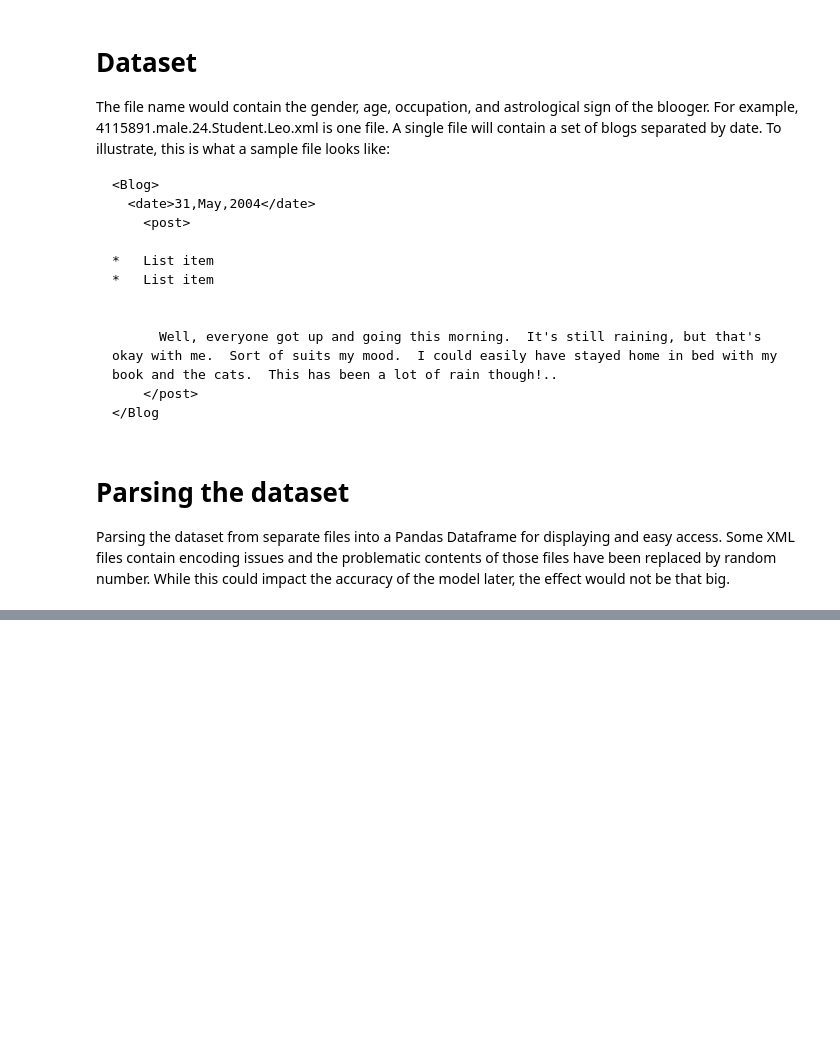
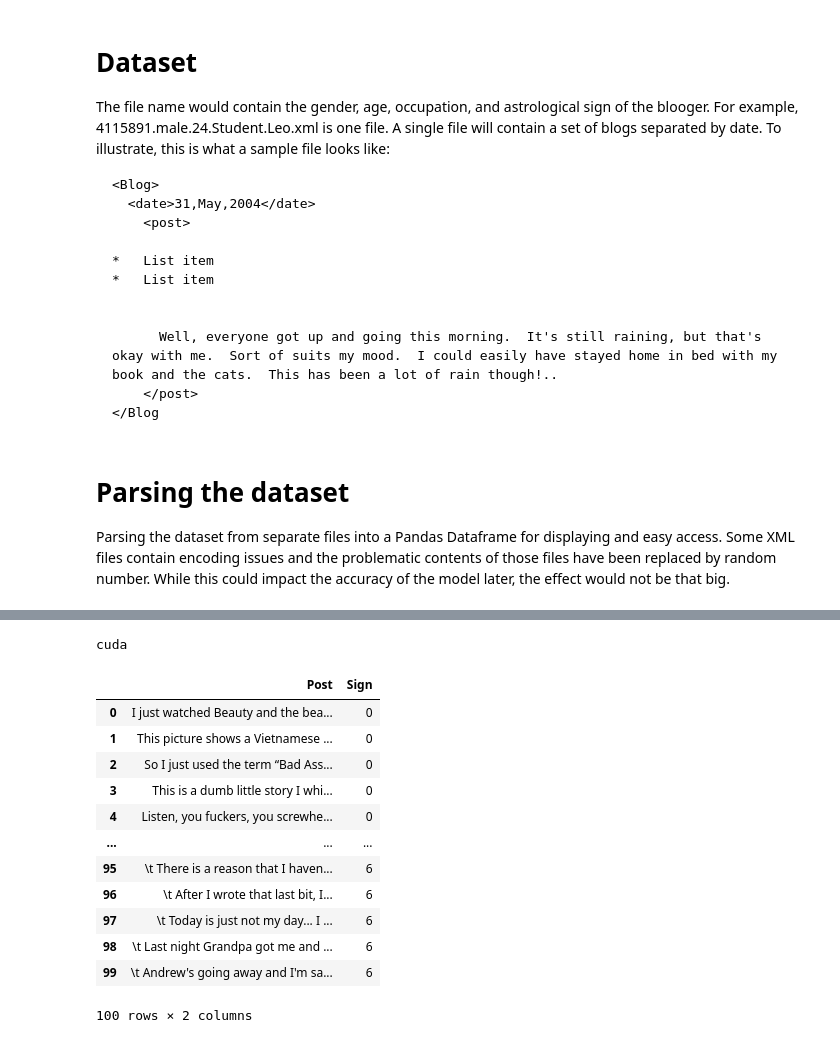
Before and after one commit to atherfawaz/BERT-RoBERTa, a Jupyter notebook: BERT.ipynb, the cells around one changed output, grey strips where cells are left out. Cells and saved outputs as stored; diff of their text form; code cells hidden in the pictures; blank space fills up the shorter version.

Commit message:
Training started

```diff
--- a/BERT.ipynb
+++ b/BERT.ipynb
@@ -103,0 +133,52 @@ df.head(100)
+# %%
+# Importing the libraries needed
+import pandas as pd
+import torch
+import transformers
+from torch.utils.data import Dataset, DataLoader
+from transformers import DistilBertModel, DistilBertTokenizer
+
+# Defining some key variables that will be used later on in the training
+MAX_LEN = 512
+TRAIN_BATCH_SIZE = 32
+VALID_BATCH_SIZE = 8
+EPOCHS = 1
+LEARNING_RATE = 0.01
+tokenizer = DistilBertTokenizer.from_pretrained('distilbert-base-cased')
+
+# Setting up the device for GPU usage
+
+from torch import cuda
+device = 'cuda' if cuda.is_available() else 'cpu'
+print(device)
+# %% [output]
+cuda
+# %%
+# Creating the dataset and dataloader for the neural network
+df = pd.read_csv('/content/drive/My Drive/Ebryx/dataset.csv')
+df = df[['Post', 'Sign']]
+
+encode_dict = {}
+
+def encode_cat(x):
+    if x not in encode_dict.keys():
+        encode_dict[x]=len(encode_dict)
+    return encode_dict[x]
+
+df['Sign'] = df['Sign'].apply(lambda x: encode_cat(x))
+
+df.head(100)
+# %% [output]
+|  | Post | Sign |
+| 0 | I just watched Beauty and the bea... | 0 |
+| 1 | This picture shows a Vietnamese ... | 0 |
+| 2 | So I just used the term “Bad Ass... | 0 |
+| 3 | This is a dumb little story I whi... | 0 |
+| 4 | Listen, you fuckers, you screwhe... | 0 |
+| ... | ... | ... |
+| 95 | \t There is a reason that I haven... | 6 |
+| 96 | \t After I wrote that last bit, I... | 6 |
+| 97 | \t Today is just not my day... I ... | 6 |
+| 98 | \t Last night Grandpa got me and ... | 6 |
+| 99 | \t Andrew's going away and I'm sa... | 6 |
+100 rows × 2 columns
```
Also changed, not shown: parts of 9 cells of this notebook.
